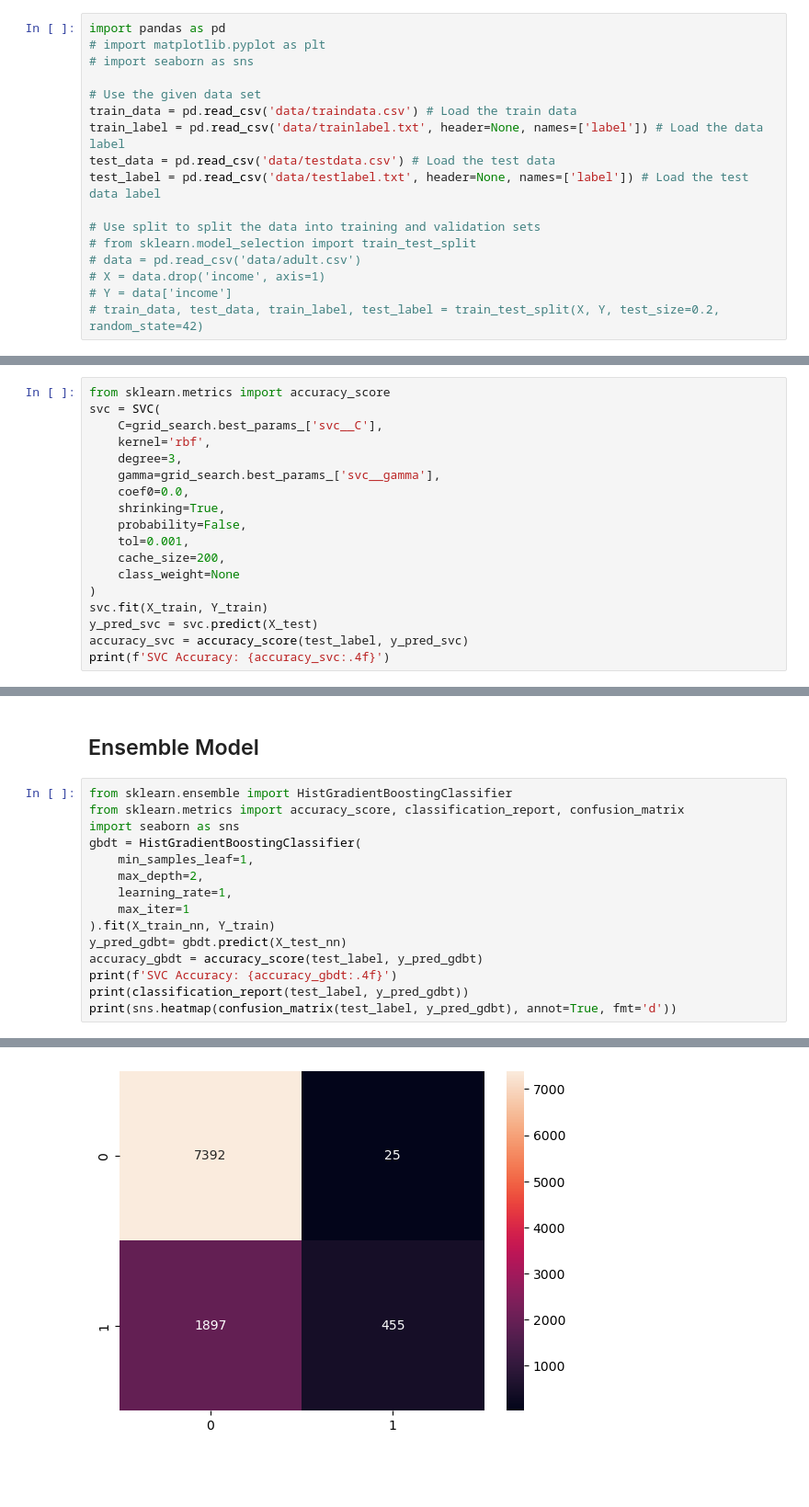
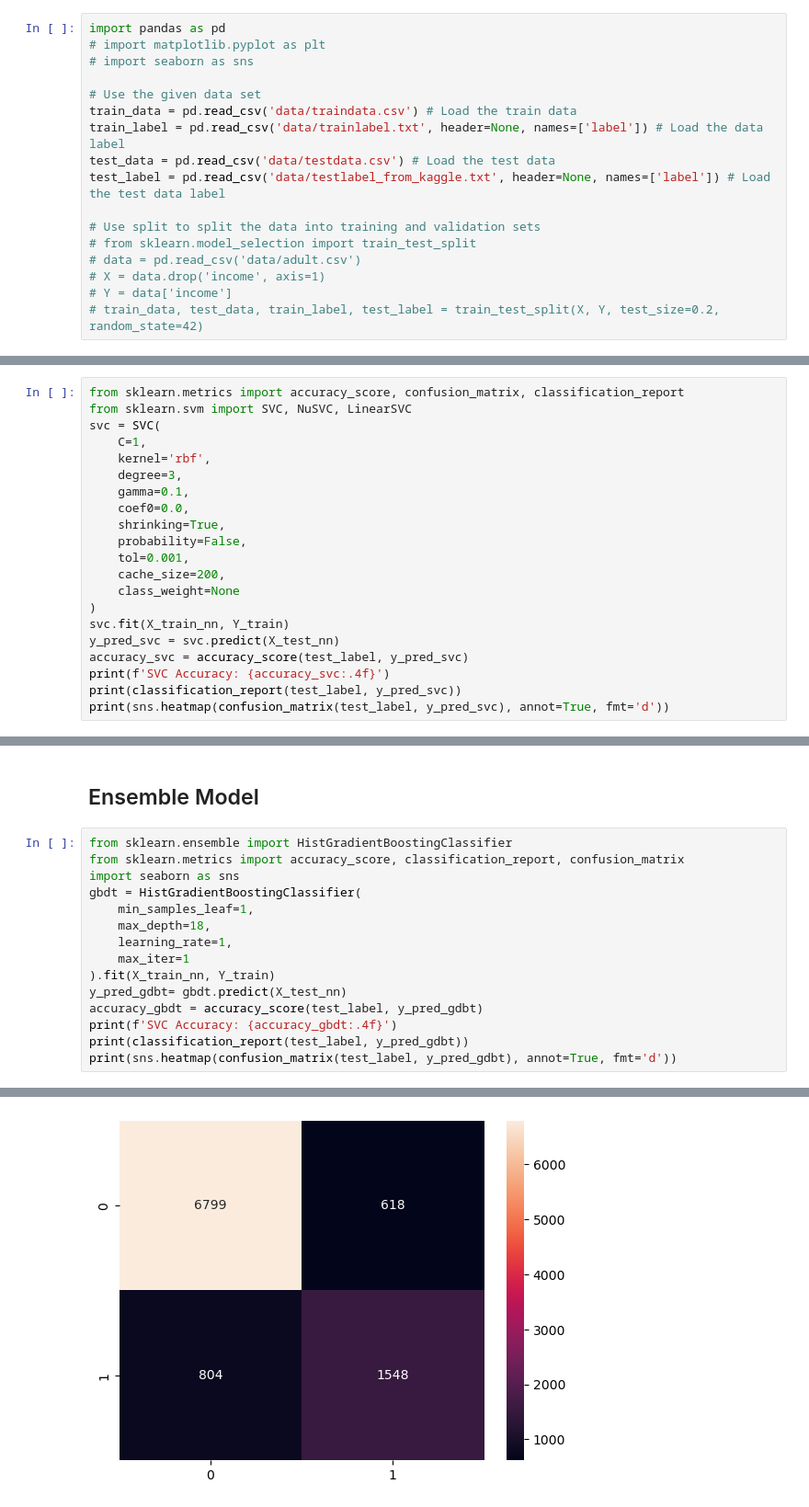
Before and after one commit to Jaredanwolfgang/CS311_Project3_Machine_Learning, a Jupyter notebook: model.ipynb, the cells around one changed output, grey strips where cells are left out. Shown: that part at 92% size. Drawn from its saved outputs; the diff is of its cells as text; blank space fills up the shorter version.

```diff
--- a/model.ipynb
+++ b/model.ipynb
@@ -52,7 +52,7 @@ import pandas as pd
 train_data = pd.read_csv('data/traindata.csv') # Load the train data
 train_label = pd.read_csv('data/trainlabel.txt', header=None, names=['label']) # Load the data label
 test_data = pd.read_csv('data/testdata.csv') # Load the test data
-test_label = pd.read_csv('data/testlabel.txt', header=None, names=['label']) # Load the test data label
+test_label = pd.read_csv('data/testlabel_from_kaggle.txt', header=None, names=['label']) # Load the test data label
 
 # Use split to split the data into training and validation sets
 # from sklearn.model_selection import train_test_split
@@ -657,12 +633,13 @@ Best estimator:  Pipeline(steps=[('standardscaler', StandardScaler()),
                 ('svc', SVC(C=1, gamma=0.1))])
 NameError: name 'accuracy_score' is not defined
 # %%
-from sklearn.metrics import accuracy_score
+from sklearn.metrics import accuracy_score, confusion_matrix, classification_report
+from sklearn.svm import SVC, NuSVC, LinearSVC
 svc = SVC(
-    C=grid_search.best_params_['svc__C'],
+    C=1,
     kernel='rbf',
     degree=3,
-    gamma=grid_search.best_params_['svc__gamma'],
+    gamma=0.1,
     coef0=0.0,
     shrinking=True,
     probability=False,
@@ -670,8 +647,10 @@ svc = SVC(
     cache_size=200,
     class_weight=None
 )
-svc.fit(X_train, Y_train)
-y_pred_svc = svc.predict(X_test)
+svc.fit(X_train_nn, Y_train)
+y_pred_svc = svc.predict(X_test_nn)
 accuracy_svc = accuracy_score(test_label, y_pred_svc)
 print(f'SVC Accuracy: {accuracy_svc:.4f}')
+print(classification_report(test_label, y_pred_svc))
+print(sns.heatmap(confusion_matrix(test_label, y_pred_svc), annot=True, fmt='d'))
 # %% [output]
@@ -684,7 +678,7 @@ from sklearn.metrics import accuracy_score, classification_report, confusion_mat
 import seaborn as sns
 gbdt = HistGradientBoostingClassifier(
     min_samples_leaf=1,
-    max_depth=2,
+    max_depth=18,
     learning_rate=1,
     max_iter=1
 ).fit(X_train_nn, Y_train)
@@ -706,3 +700,3 @@ weighted avg       0.83      0.80      0.75      9769
 
 Axes(0.125,0.11;0.62x0.77)
-[figure, old version]
+[figure, new version]
```
Also changed, not shown: parts of 12 cells of this notebook, 6 other files.
